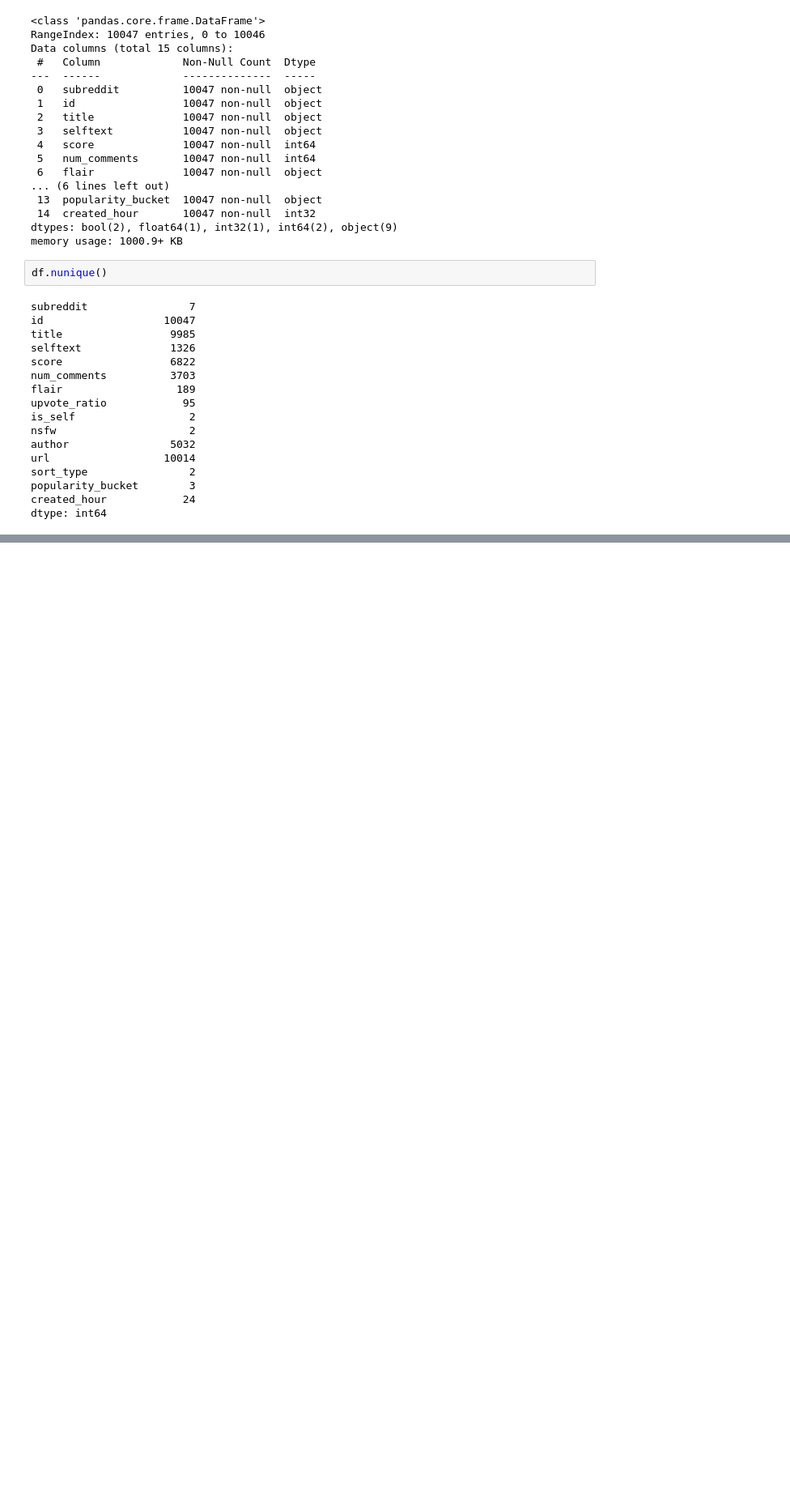
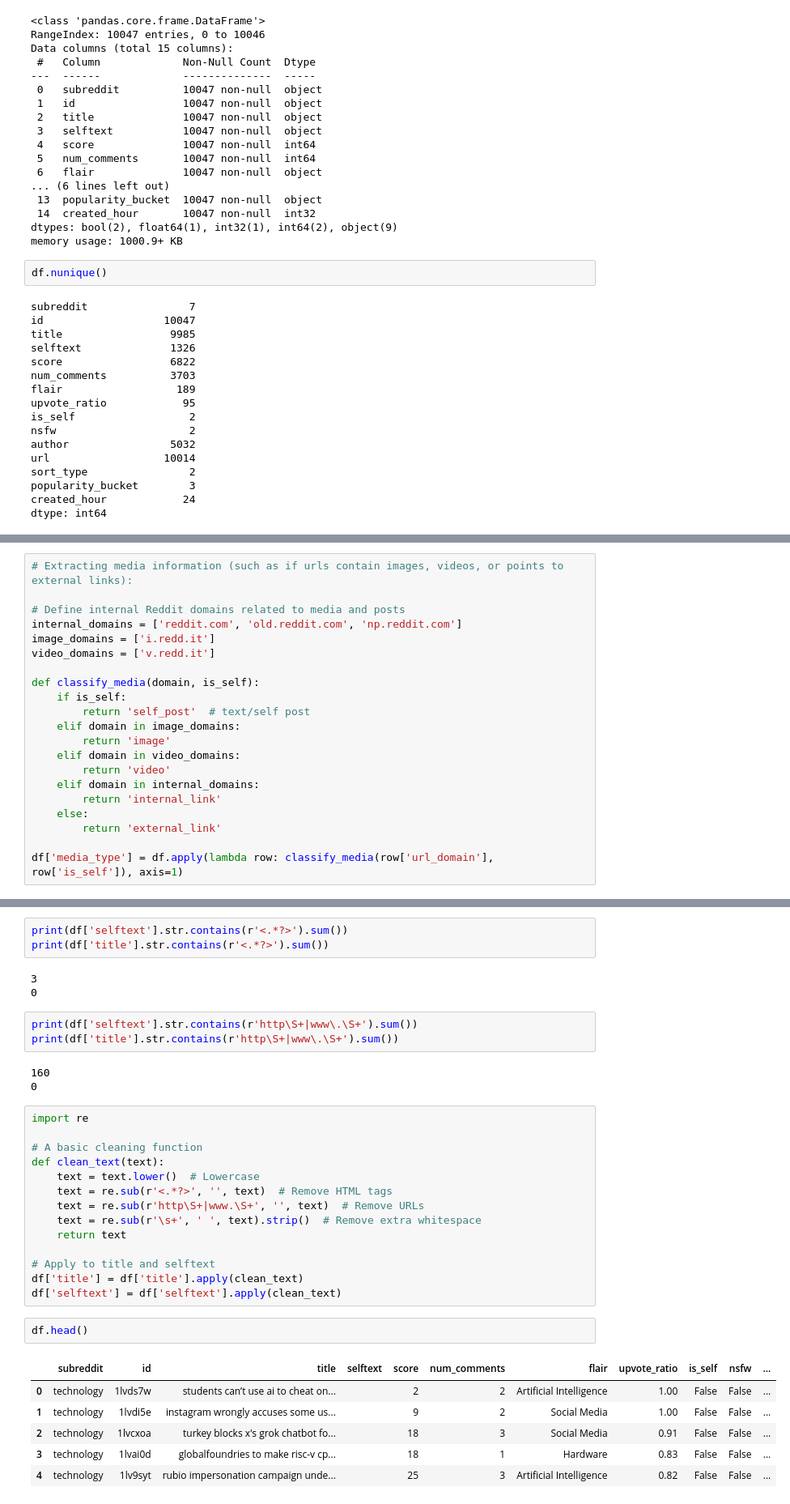
Before and after one commit to greeshmav11/DSW-Project, a Jupyter notebook: reddit_dataset_cleaning.ipynb, the cells around one changed output, grey strips where cells are left out. Shown at 81% size. Drawn from its saved outputs; the diff is of its cells as text; blank space fills up the shorter version.

Commit message:
Completed data cleaning steps

```diff
--- a/reddit_dataset_cleaning.ipynb
+++ b/reddit_dataset_cleaning.ipynb
@@ -175,0 +227,21 @@ dtype: int64
+# %%
+# Extracting media information (such as if urls contain images, videos, or points to external links):
+
+# Define internal Reddit domains related to media and posts
+internal_domains = ['reddit.com', 'old.reddit.com', 'np.reddit.com']
+image_domains = ['i.redd.it']
+video_domains = ['v.redd.it']
+
+def classify_media(domain, is_self):
+    if is_self:
+        return 'self_post'  # text/self post
+    elif domain in image_domains:
+        return 'image'
+    elif domain in video_domains:
+        return 'video'
+    elif domain in internal_domains:
+        return 'internal_link'
+    else:
+        return 'external_link'
+
+df['media_type'] = df.apply(lambda row: classify_media(row['url_domain'], row['is_self']), axis=1)
@@ -175,0 +329,35 @@ dtype: int64
+# %%
+print(df['selftext'].str.contains(r'<.*?>').sum())
+print(df['title'].str.contains(r'<.*?>').sum())
+# %% [output]
+3
+0
+# %%
+print(df['selftext'].str.contains(r'http\S+|www\.\S+').sum())
+print(df['title'].str.contains(r'http\S+|www\.\S+').sum())
+# %% [output]
+160
+0
+# %%
+import re
+
+# A basic cleaning function
+def clean_text(text):
+    text = text.lower()  # Lowercase
+    text = re.sub(r'<.*?>', '', text)  # Remove HTML tags
+    text = re.sub(r'http\S+|www.\S+', '', text)  # Remove URLs
+    text = re.sub(r'\s+', ' ', text).strip()  # Remove extra whitespace
+    return text
+
+# Apply to title and selftext
+df['title'] = df['title'].apply(clean_text)
+df['selftext'] = df['selftext'].apply(clean_text)
+# %%
+df.head()
+# %% [output]
+|  | subreddit | id | title | selftext | score | num_comments | flair | upvote_ratio | is_self | nsfw | ... |
+| 0 | technology | 1lvds7w | students can’t use ai to cheat on... |  | 2 | 2 | Artificial Intelligence | 1.00 | False | False | ... |
+| 1 | technology | 1lvdi5e | instagram wrongly accuses some us... |  | 9 | 2 | Social Media | 1.00 | False | False | ... |
+| 2 | technology | 1lvcxoa | turkey blocks x's grok chatbot fo... |  | 18 | 3 | Social Media | 0.91 | False | False | ... |
+| 3 | technology | 1lvai0d | globalfoundries to make risc-v cp... |  | 18 | 1 | Hardware | 0.83 | False | False | ... |
+| 4 | technology | 1lv9syt | rubio impersonation campaign unde... |  | 25 | 3 | Artificial Intelligence | 0.82 | False | False | ... |
```
Also changed, not shown: parts of 11 cells of this notebook, 2 other files.
